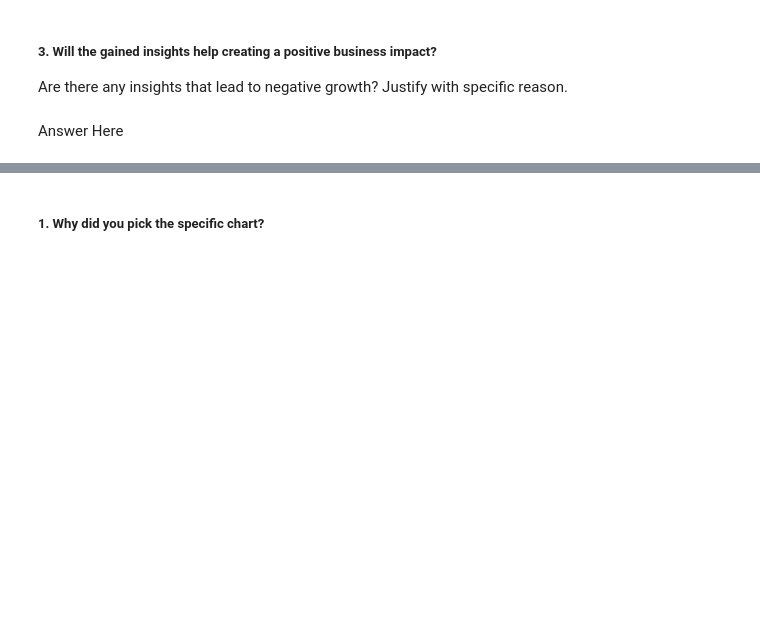
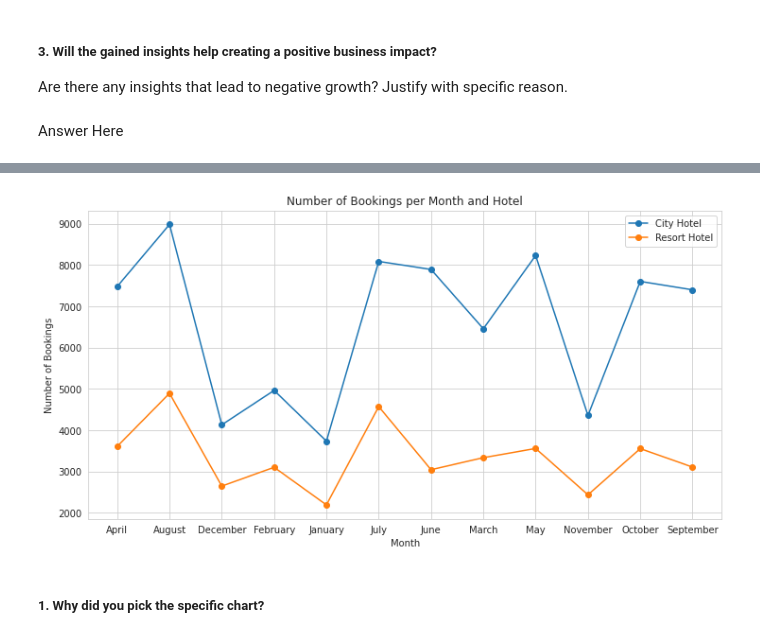
Before and after one commit to ansarshaikh95/EDA-Hotel-booking-analysis, a Jupyter notebook: EDA_Hotel_booking_Analysis.ipynb, the cells around one changed output, grey strips where cells are left out. Drawn from its saved outputs; the diff is of its cells as text; code cells hidden in the pictures; blank space fills up the shorter version.

```diff
--- a/EDA_Hotel_booking_Analysis.ipynb
+++ b/EDA_Hotel_booking_Analysis.ipynb
@@ -1246,3 +1186,35 @@ plt.show()
+# %%
+# Chart - 11 visualization code
+# Group the bookings by hotel and month, then sum the number of bookings
+monthly_bookings = df.groupby(["hotel", "arrival_date_month"]).size().reset_index(name="count")
+
+# Set the size of the plot
+plt.figure(figsize=(12, 6))
+
+# Plot the data for each hotel
+for hotel in monthly_bookings["hotel"].unique():
+    data = monthly_bookings[monthly_bookings["hotel"] == hotel]
+
+
+    #Ploting plot for highest and lowest booking month for both hotel
+    plt.plot(data["arrival_date_month"], data["count"], marker="o", label=hotel)
+
+# Adding title
+plt.title("Number of Bookings per Month and Hotel")
+
+#Setting the x-axis label
+plt.xlabel("Month")
+
+#Setting the y-axis label
+plt.ylabel("Number of Bookings")
+
+# Adding a legend
+plt.legend()
+
+# Display the plot
+plt.show()
+# %% [output]
+[figure, added]
 # %% [markdown]
 ##### 1. Why did you pick the specific chart?
 # %% [markdown]
```
Also changed, not shown: parts of 21 cells of this notebook.
